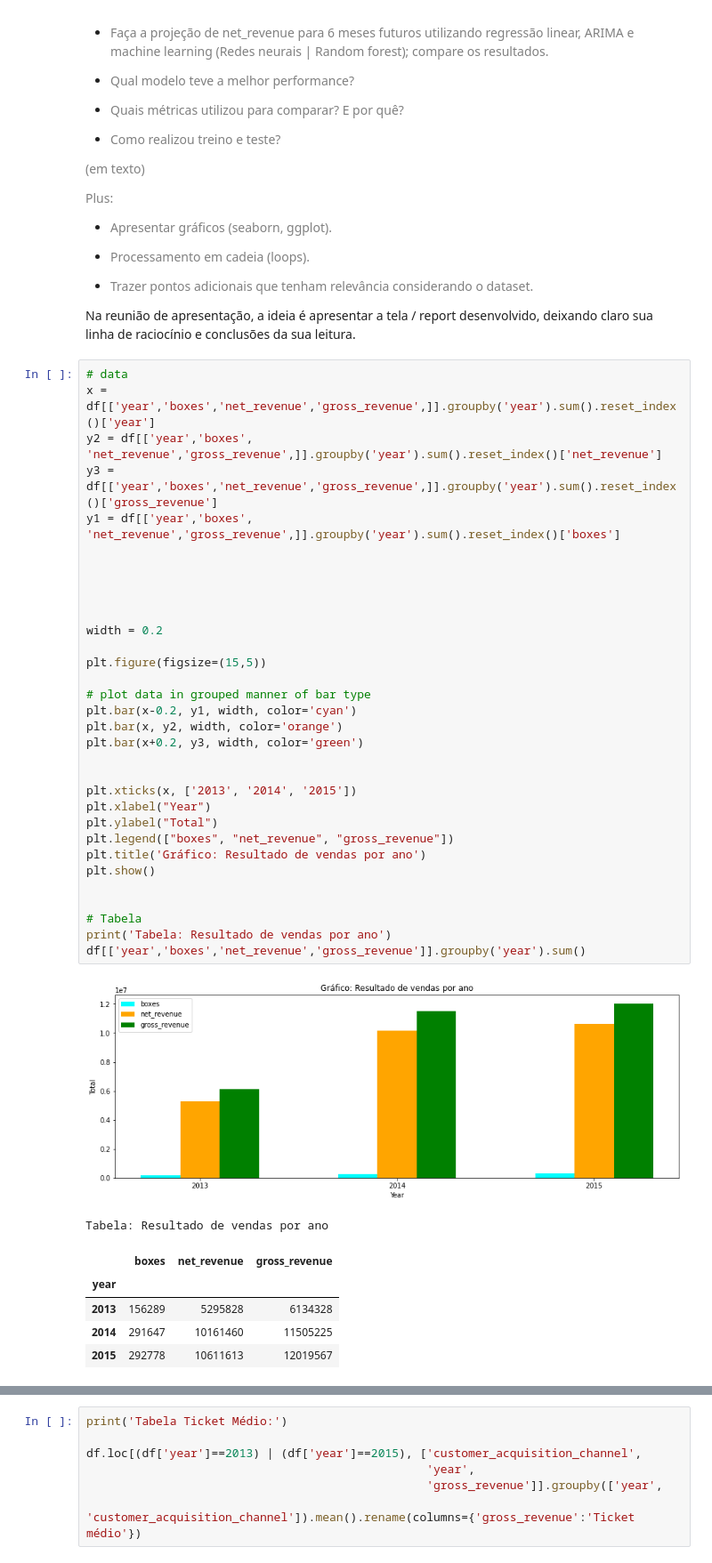
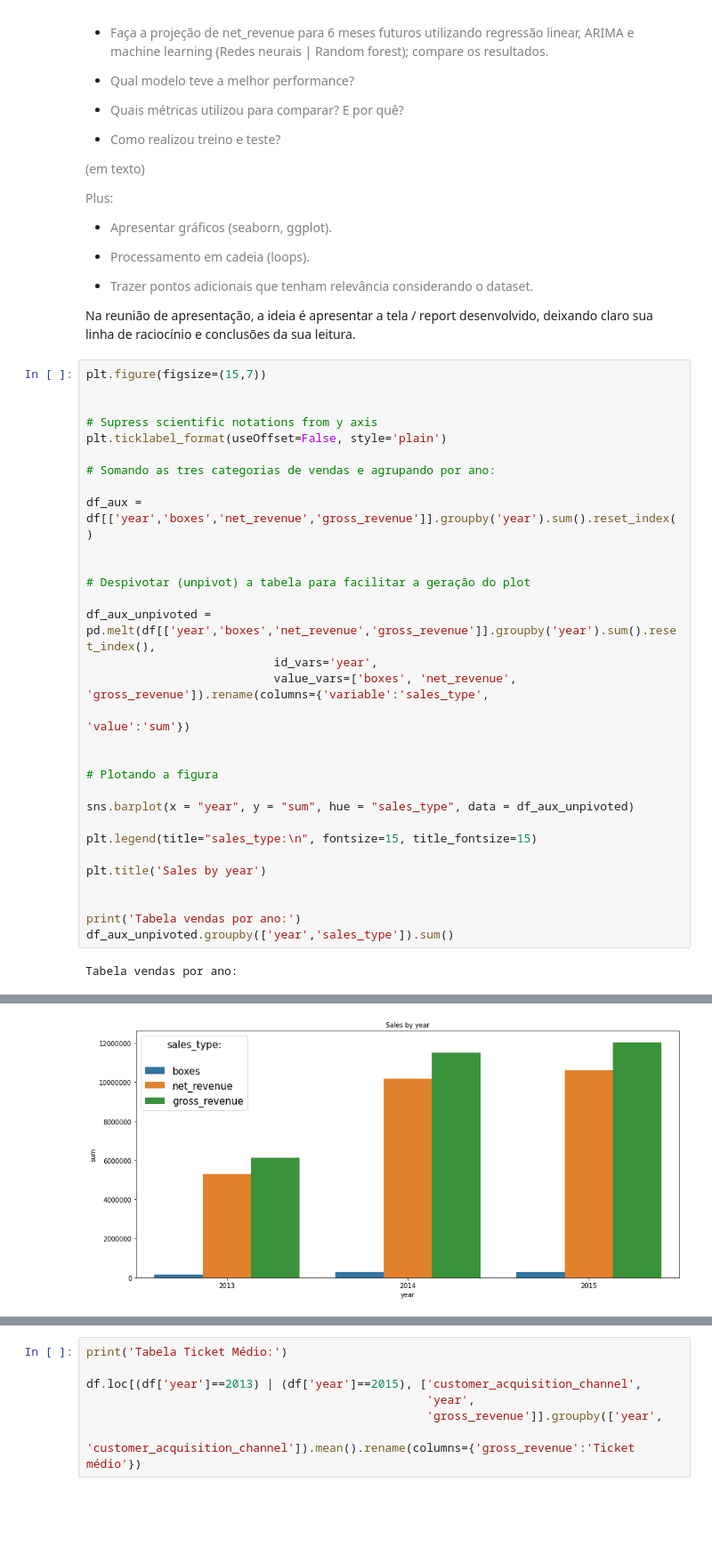
Before and after one commit to GustavoHBDuarte/just-chalenge, a Jupyter notebook: notebook_main.ipynb, the cells around one changed output, grey strips where cells are left out. Shown at 89% size. Cells and saved outputs as stored; diff of their text form; blank space fills up the shorter version.

```diff
--- a/notebook_main.ipynb
+++ b/notebook_main.ipynb
@@ -1019,43 +1021,36 @@ Temos alguns pontos que gostaríamos que fossem tratados na construção do Dash
 
 
 Na reunião de apresentação, a ideia é apresentar a tela / report desenvolvido, deixando claro sua linha de raciocínio e conclusões da sua leitura.
-# %%
-# data
-x = df[['year','boxes','net_revenue','gross_revenue',]].groupby('year').sum().reset_index()['year']
-y2 = df[['year','boxes', 'net_revenue','gross_revenue',]].groupby('year').sum().reset_index()['net_revenue']
-y3 = df[['year','boxes','net_revenue','gross_revenue',]].groupby('year').sum().reset_index()['gross_revenue']
-y1 = df[['year','boxes', 'net_revenue','gross_revenue',]].groupby('year').sum().reset_index()['boxes']
-
-
-
-
-
-width = 0.2
-
-plt.figure(figsize=(15,5))
-
-# plot data in grouped manner of bar type
-plt.bar(x-0.2, y1, width, color='cyan')
-plt.bar(x, y2, width, color='orange')
-plt.bar(x+0.2, y3, width, color='green')
-
-
-plt.xticks(x, ['2013', '2014', '2015'])
-plt.xlabel("Year")
-plt.ylabel("Total")
-plt.legend(["boxes", "net_revenue", "gross_revenue"])
-plt.title('Gráfico: Resultado de vendas por ano')
-plt.show()
-
-
-# Tabela
-print('Tabela: Resultado de vendas por ano')
-df[['year','boxes','net_revenue','gross_revenue']].groupby('year').sum()
-# %% [output]
-[figure, removed]
-Tabela: Resultado de vendas por ano
-|  | boxes | net_revenue | gross_revenue |
-| year |  |  |  |
-| 2013 | 156289 | 5295828 | 6134328 |
-| 2014 | 291647 | 10161460 | 11505225 |
-| 2015 | 292778 | 10611613 | 12019567 |
+# %%
+plt.figure(figsize=(15,7))
+
+
+# Supress scientific notations from y axis
+plt.ticklabel_format(useOffset=False, style='plain')
+
+# Somando as tres categorias de vendas e agrupando por ano:
+
+df_aux = df[['year','boxes','net_revenue','gross_revenue']].groupby('year').sum().reset_index()
+
+
+# Despivotar (unpivot) a tabela para facilitar a geração do plot
+
+df_aux_unpivoted = pd.melt(df[['year','boxes','net_revenue','gross_revenue']].groupby('year').sum().reset_index(),
+                           id_vars='year',
+                           value_vars=['boxes', 'net_revenue', 'gross_revenue']).rename(columns={'variable':'sales_type',
+                                                                                                 'value':'sum'})
+
+
+# Plotando a figura
+
+sns.barplot(x = "year", y = "sum", hue = "sales_type", data = df_aux_unpivoted)
+
+plt.legend(title="sales_type:\n", fontsize=15, title_fontsize=15)
+
+plt.title('Sales by year')
+
+
+print('Tabela vendas por ano:')
+df_aux_unpivoted.groupby(['year','sales_type']).sum()
+# %% [output]
+Tabela vendas por ano:
@@ -1062,3 +1068,4 @@ Tabela: Resultado de vendas por ano
+[figure, added]
 # %% [markdown]
 https://docs.google.com/spreadsheets/d/1BYeWiF__UivBTF1YX-wWeApQ_8DW_mLZov_yzIat_Lc/edit#gid=1718890019
 
```
Also changed, not shown: parts of 14 cells of this notebook.
